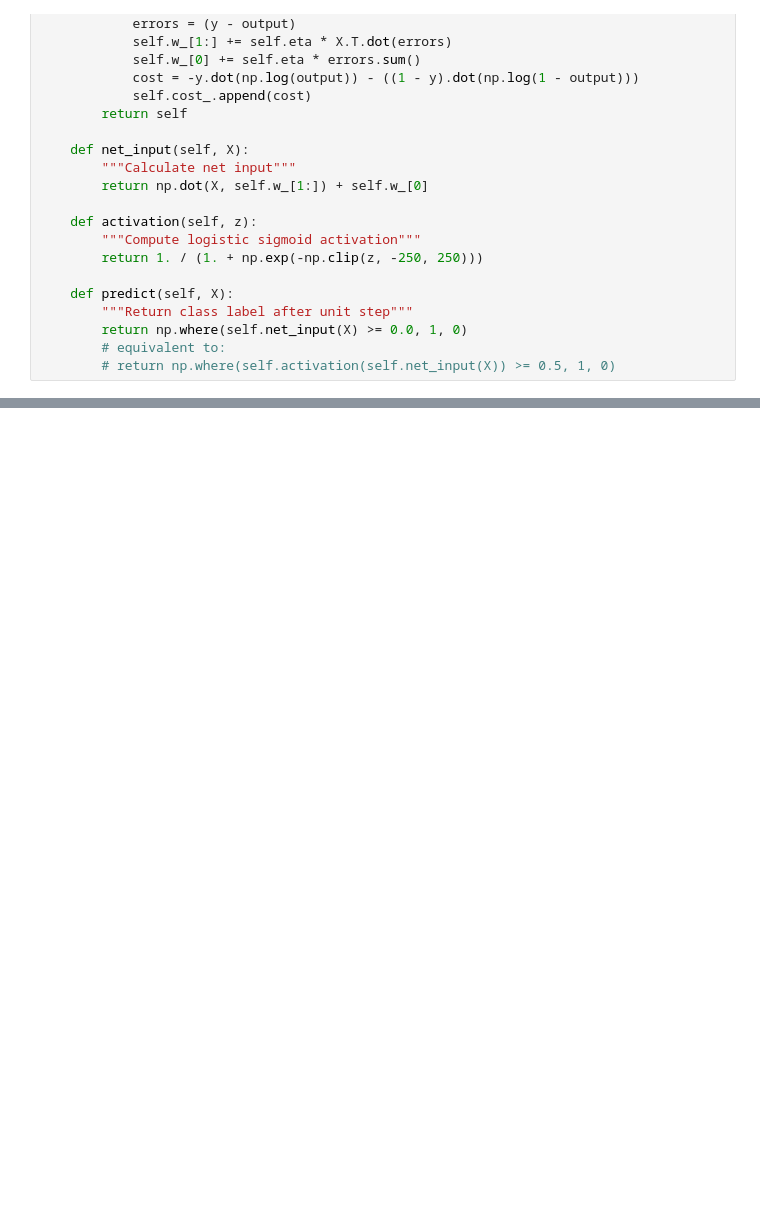
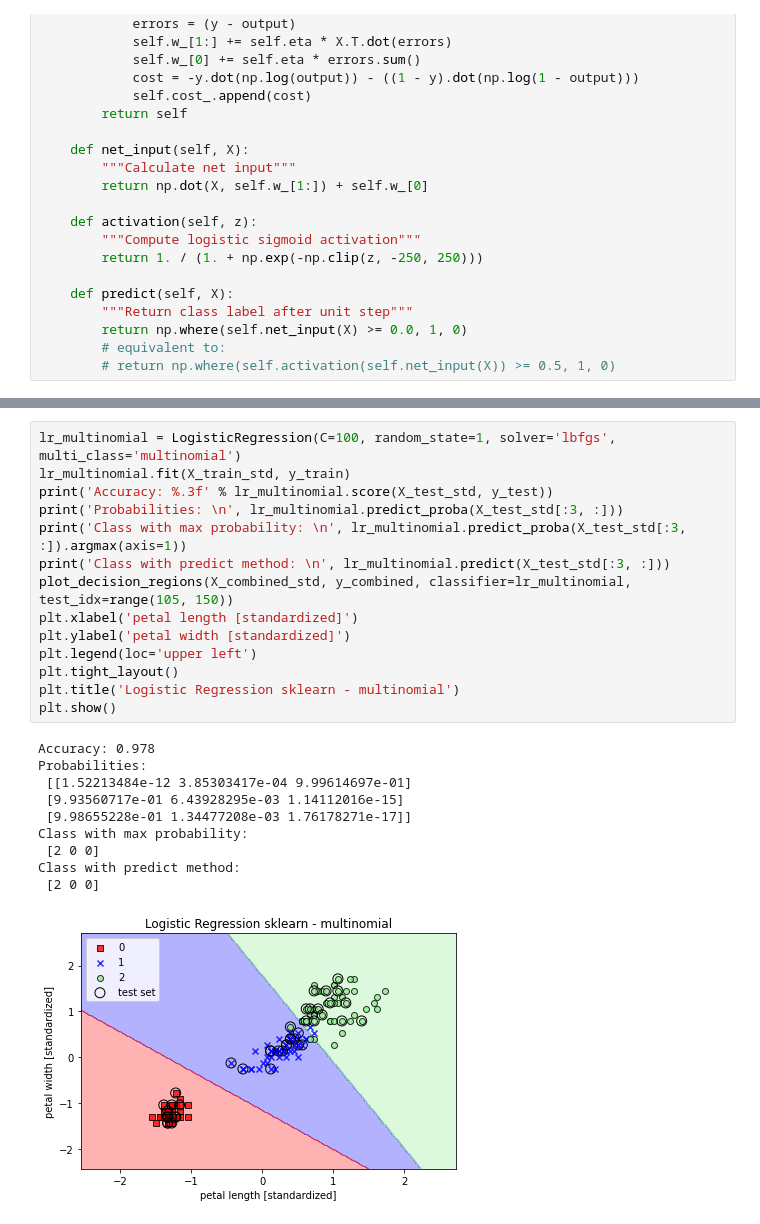
Before and after one commit to slevgolo/book-python-machine-learning, a Jupyter notebook: application/app/Chapter3/ch3.ipynb, the cells around one changed output, grey strips where cells are left out. Cells and saved outputs as stored; diff of their text form; blank space fills up the shorter version.

```diff
--- a/application/app/Chapter3/ch3.ipynb
+++ b/application/app/Chapter3/ch3.ipynb
@@ -219,0 +247,25 @@ plt.show()
+# %%
+lr_multinomial = LogisticRegression(C=100, random_state=1, solver='lbfgs', multi_class='multinomial')
+lr_multinomial.fit(X_train_std, y_train)
+print('Accuracy: %.3f' % lr_multinomial.score(X_test_std, y_test))
+print('Probabilities: \n', lr_multinomial.predict_proba(X_test_std[:3, :]))
+print('Class with max probability: \n', lr_multinomial.predict_proba(X_test_std[:3, :]).argmax(axis=1))
+print('Class with predict method: \n', lr_multinomial.predict(X_test_std[:3, :]))
+plot_decision_regions(X_combined_std, y_combined, classifier=lr_multinomial, test_idx=range(105, 150))
+plt.xlabel('petal length [standardized]')
+plt.ylabel('petal width [standardized]')
+plt.legend(loc='upper left')
+plt.tight_layout()
+plt.title('Logistic Regression sklearn - multinomial')
+plt.show()
+# %% [output]
+Accuracy: 0.978
+Probabilities:
+ [[1.52213484e-12 3.85303417e-04 9.99614697e-01]
+ [9.93560717e-01 6.43928295e-03 1.14112016e-15]
+ [9.98655228e-01 1.34477208e-03 1.76178271e-17]]
+Class with max probability:
+ [2 0 0]
+Class with predict method:
+ [2 0 0]
+[figure, added]
```
Also changed, not shown: parts of 5 cells of this notebook.
